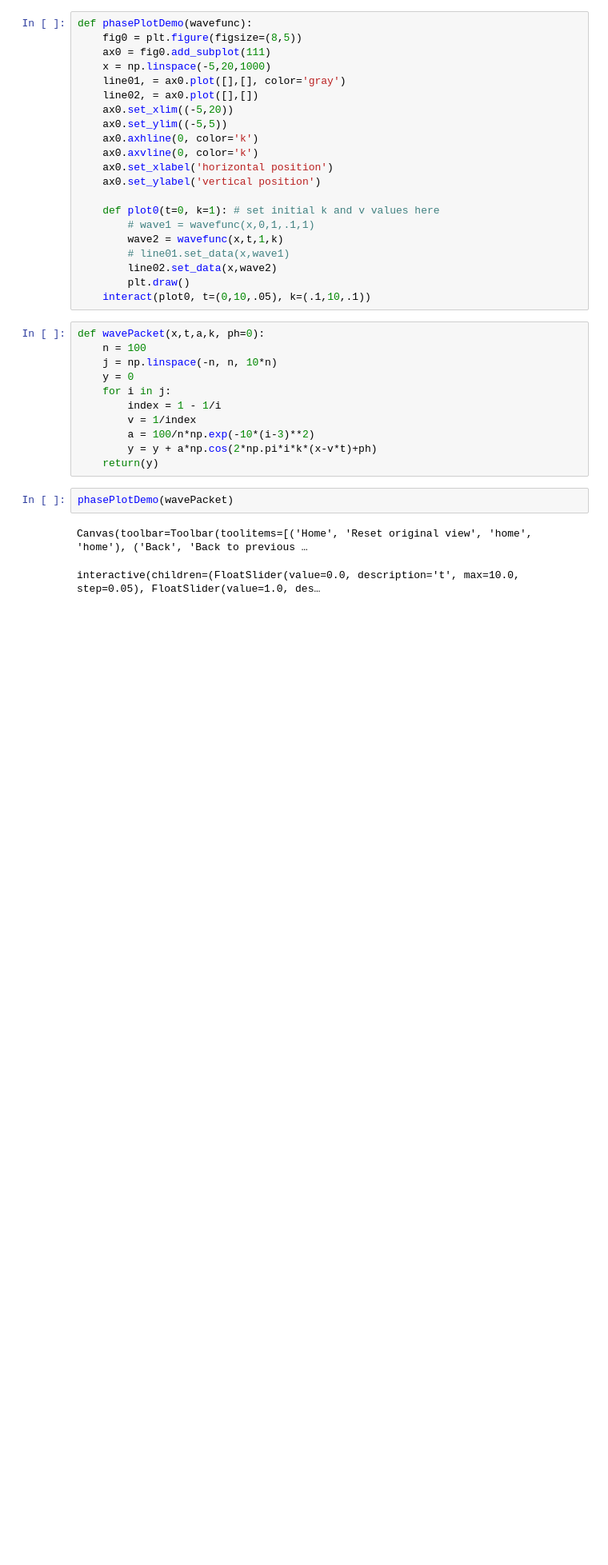
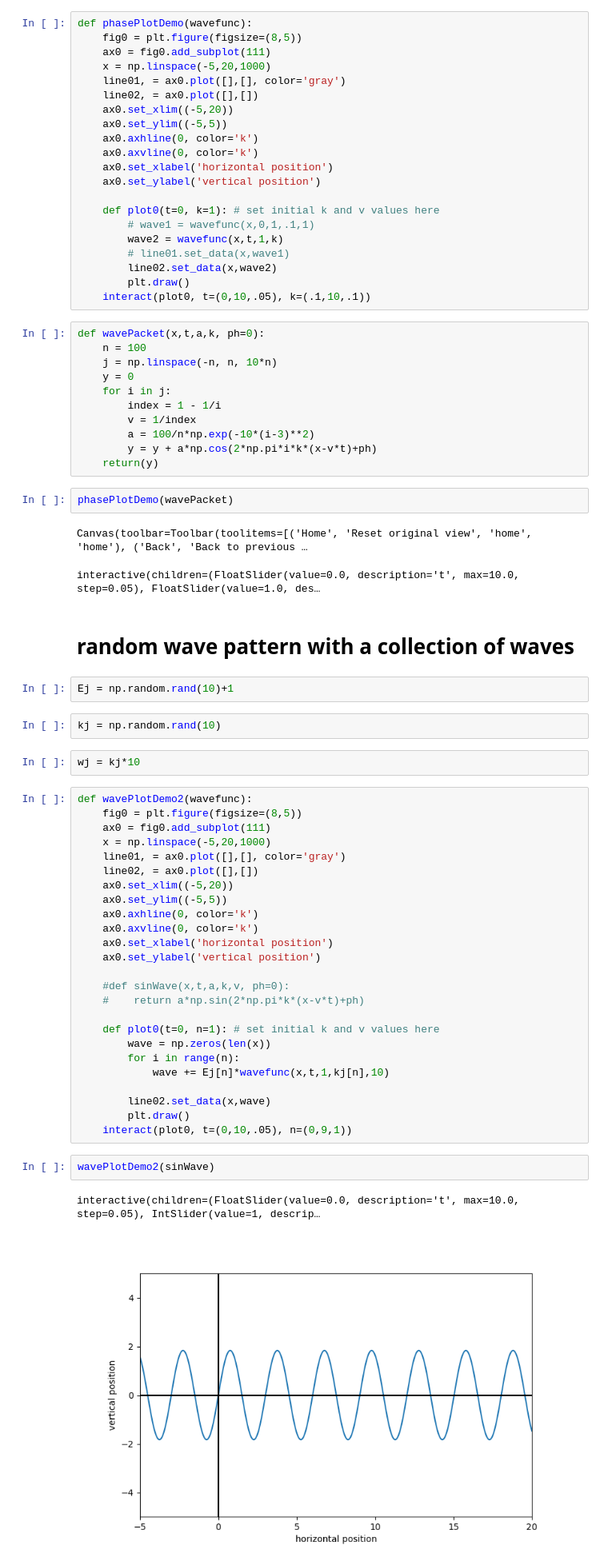
Before and after one commit to ehremington/340-2026-spring, a Jupyter notebook: waveMotionDemo.ipynb, the cells around one changed output. Shown at 80% size. Drawn from its saved outputs; the diff is of its cells as text; blank space fills up the shorter version.

```diff
--- a/waveMotionDemo.ipynb
+++ b/waveMotionDemo.ipynb
@@ -232,3 +262,41 @@ phasePlotDemo(wavePacket)
 # %% [output]
 Canvas(toolbar=Toolbar(toolitems=[('Home', 'Reset original view', 'home', 'home'), ('Back', 'Back to previous …
 interactive(children=(FloatSlider(value=0.0, description='t', max=10.0, step=0.05), FloatSlider(value=1.0, des…
+# %% [markdown]
+# random wave pattern with a collection of waves
+# %%
+Ej = np.random.rand(10)+1
+# %%
+kj = np.random.rand(10)
+# %%
+wj = kj*10
+# %%
+def wavePlotDemo2(wavefunc):
+    fig0 = plt.figure(figsize=(8,5))
+    ax0 = fig0.add_subplot(111)
+    x = np.linspace(-5,20,1000)
+    line01, = ax0.plot([],[], color='gray')
+    line02, = ax0.plot([],[])
+    ax0.set_xlim((-5,20))
+    ax0.set_ylim((-5,5))
+    ax0.axhline(0, color='k')
+    ax0.axvline(0, color='k')
+    ax0.set_xlabel('horizontal position')
+    ax0.set_ylabel('vertical position')
+
+    #def sinWave(x,t,a,k,v, ph=0):
+    #    return a*np.sin(2*np.pi*k*(x-v*t)+ph)
+
+    def plot0(t=0, n=1): # set initial k and v values here
+        wave = np.zeros(len(x))
+        for i in range(n):
+            wave += Ej[n]*wavefunc(x,t,1,kj[n],10)
+
+        line02.set_data(x,wave)
+        plt.draw()
+    interact(plot0, t=(0,10,.05), n=(0,9,1))
+# %%
+wavePlotDemo2(sinWave)
+# %% [output]
+interactive(children=(FloatSlider(value=0.0, description='t', max=10.0, step=0.05), IntSlider(value=1, descrip…
+[figure, added]
```
Also changed, not shown: parts of 5 cells of this notebook, 4 other files.
